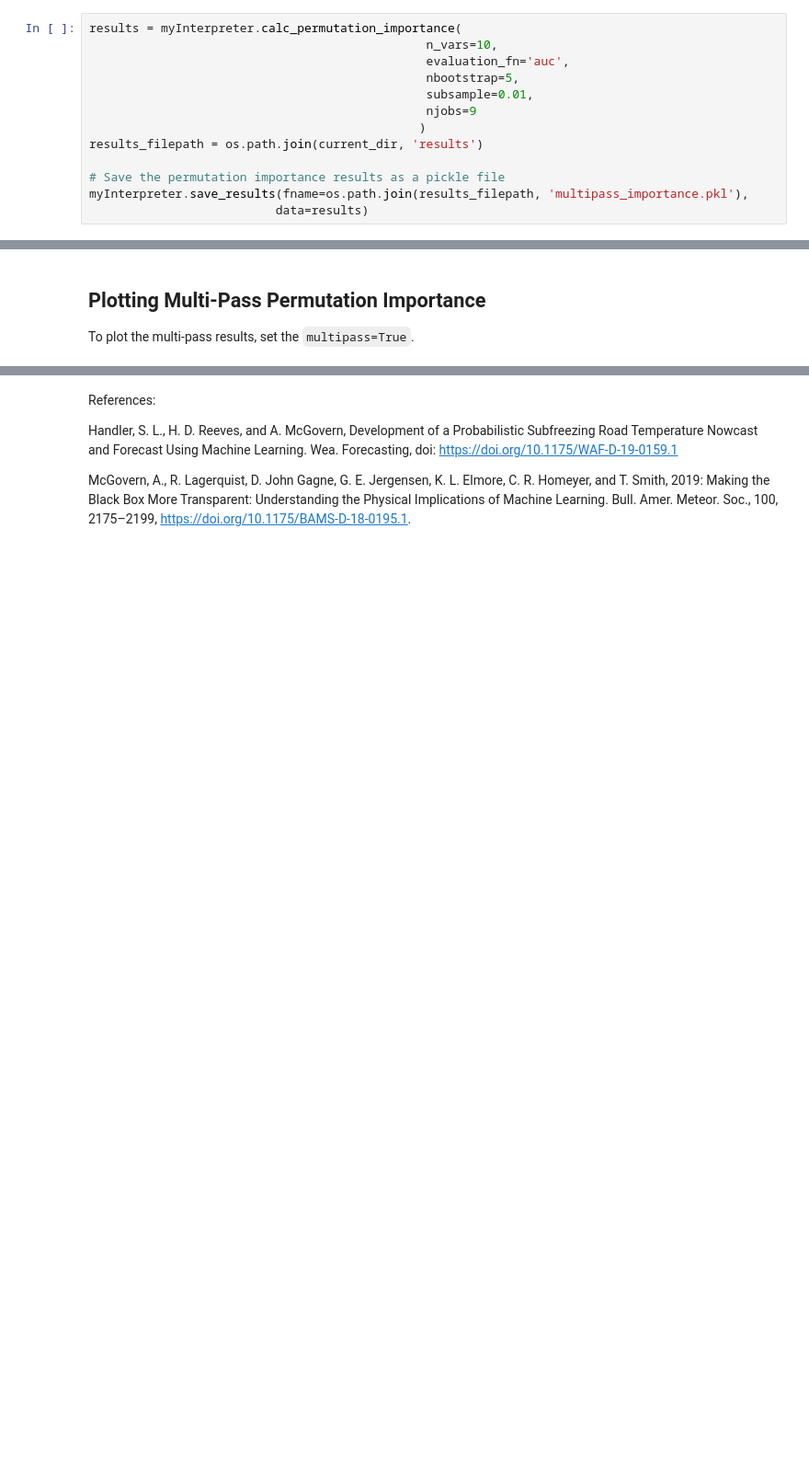
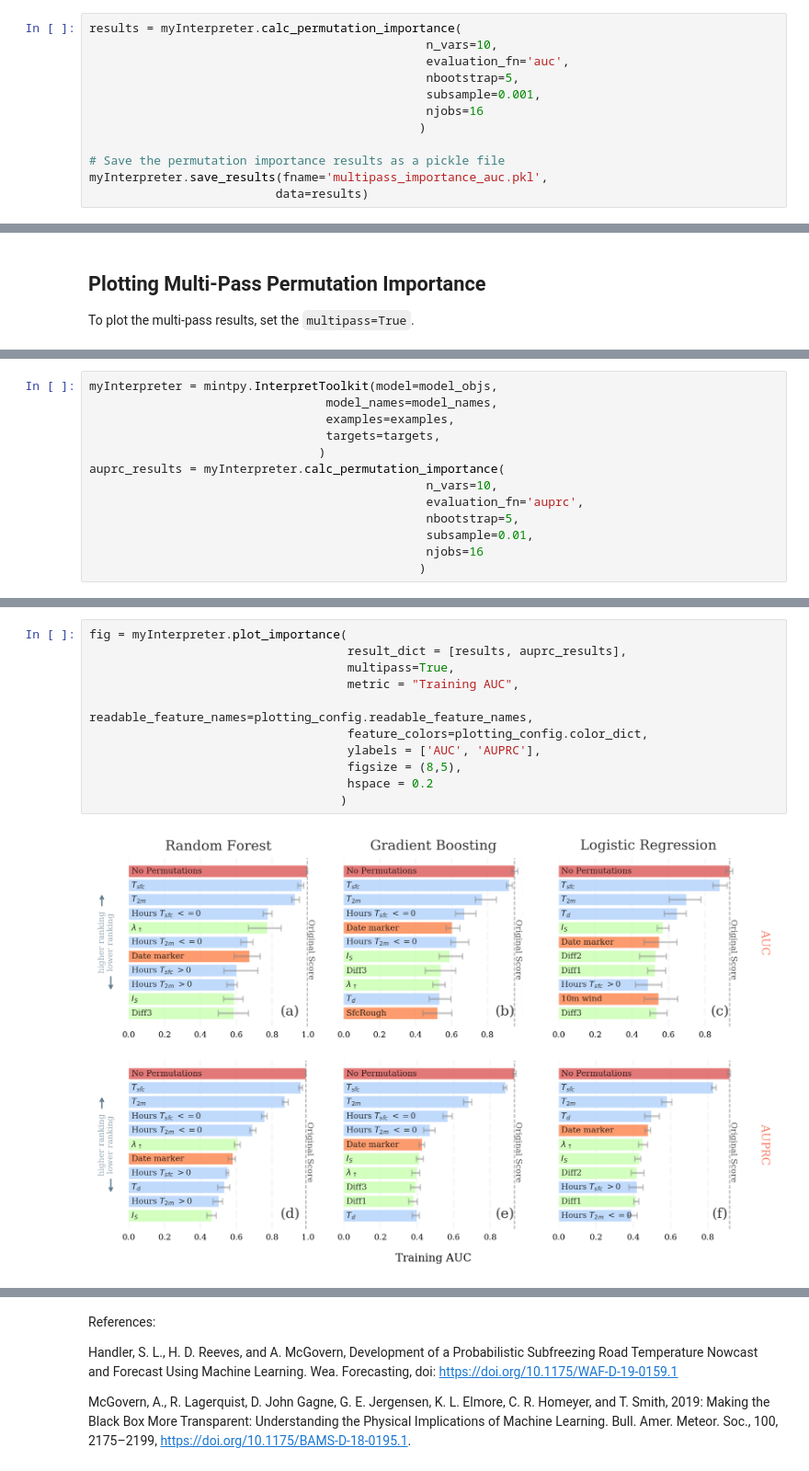
Before and after one commit to monte-flora/scikit-explain, a Jupyter notebook: tutorial_notebooks/permutation_importance_tutorial.ipynb, the cells around one changed output, grey strips where cells are left out. Shown at 92% size. Saved outputs shown, nothing was run; the diff lists cells and outputs as text; blank space fills up the shorter version.

```diff
--- a/tutorial_notebooks/permutation_importance_tutorial.ipynb
+++ b/tutorial_notebooks/permutation_importance_tutorial.ipynb
@@ -87,13 +71,12 @@ results = myInterpreter.calc_permutation_importance(
                                                n_vars=10,
                                                evaluation_fn='auc',
                                                nbootstrap=5,
-                                               subsample=0.01,
-                                               njobs=9
+                                               subsample=0.001,
+                                               njobs=16
                                               )
-results_filepath = os.path.join(current_dir, 'results')
 
 # Save the permutation importance results as a pickle file
-myInterpreter.save_results(fname=os.path.join(results_filepath, 'multipass_importance.pkl'),
+myInterpreter.save_results(fname='multipass_importance_auc.pkl',
                           data=results)
 # %% [output]
 Processing Random Forest...
@@ -163,0 +152,13 @@ fig = myInterpreter.plot_importance(multipass=True,
+# %%
+myInterpreter = mintpy.InterpretToolkit(model=model_objs,
+                                 model_names=model_names,
+                                 examples=examples,
+                                 targets=targets,
+                                )
+auprc_results = myInterpreter.calc_permutation_importance(
+                                               n_vars=10,
+                                               evaluation_fn='auprc',
+                                               nbootstrap=5,
+                                               subsample=0.01,
+                                               njobs=16
+                                              )
@@ -163,0 +183,13 @@ fig = myInterpreter.plot_importance(multipass=True,
+# %%
+fig = myInterpreter.plot_importance(
+                                    result_dict = [results, auprc_results],
+                                    multipass=True,
+                                    metric = "Training AUC",
+                                    readable_feature_names=plotting_config.readable_feature_names,
+                                    feature_colors=plotting_config.color_dict,
+                                    ylabels = ['AUC', 'AUPRC'],
+                                    figsize = (8,5),
+                                    hspace = 0.2
+                                   )
+# %% [output]
+[figure, added]
```
Also changed, not shown: parts of 16 cells of this notebook, 25 other files.
